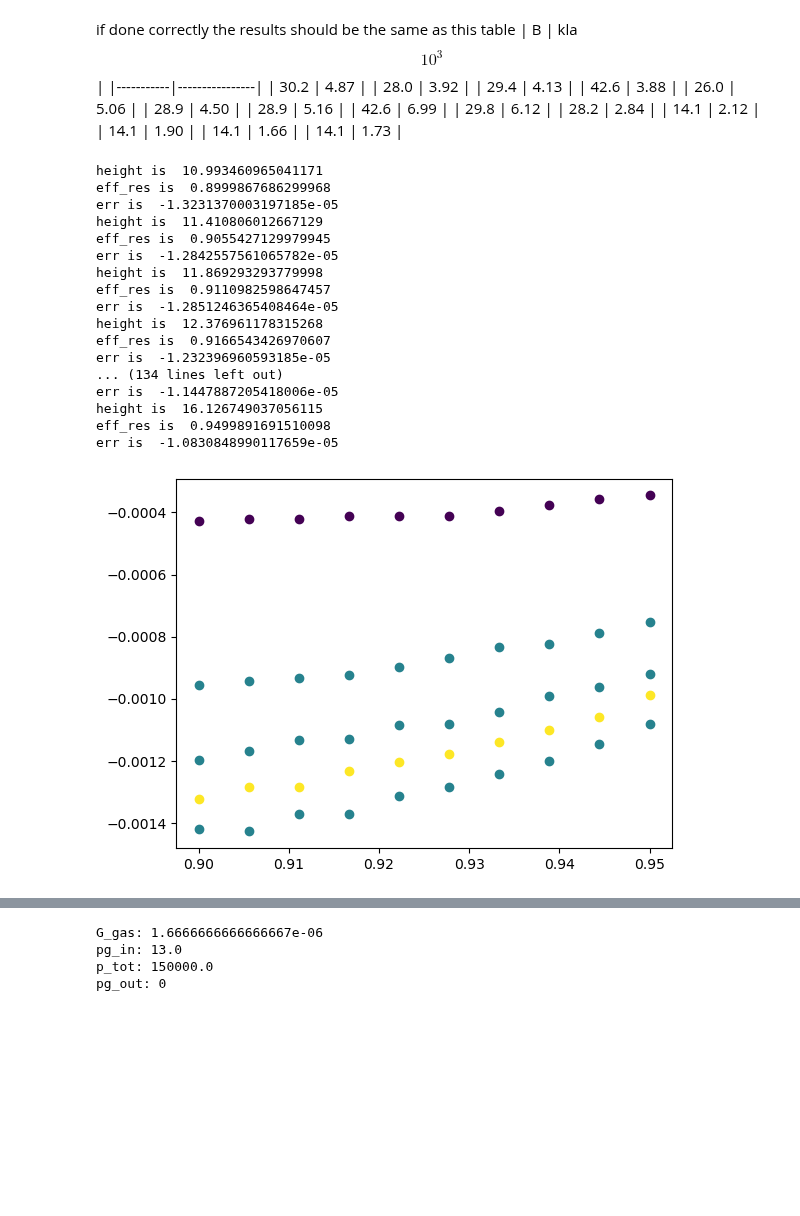
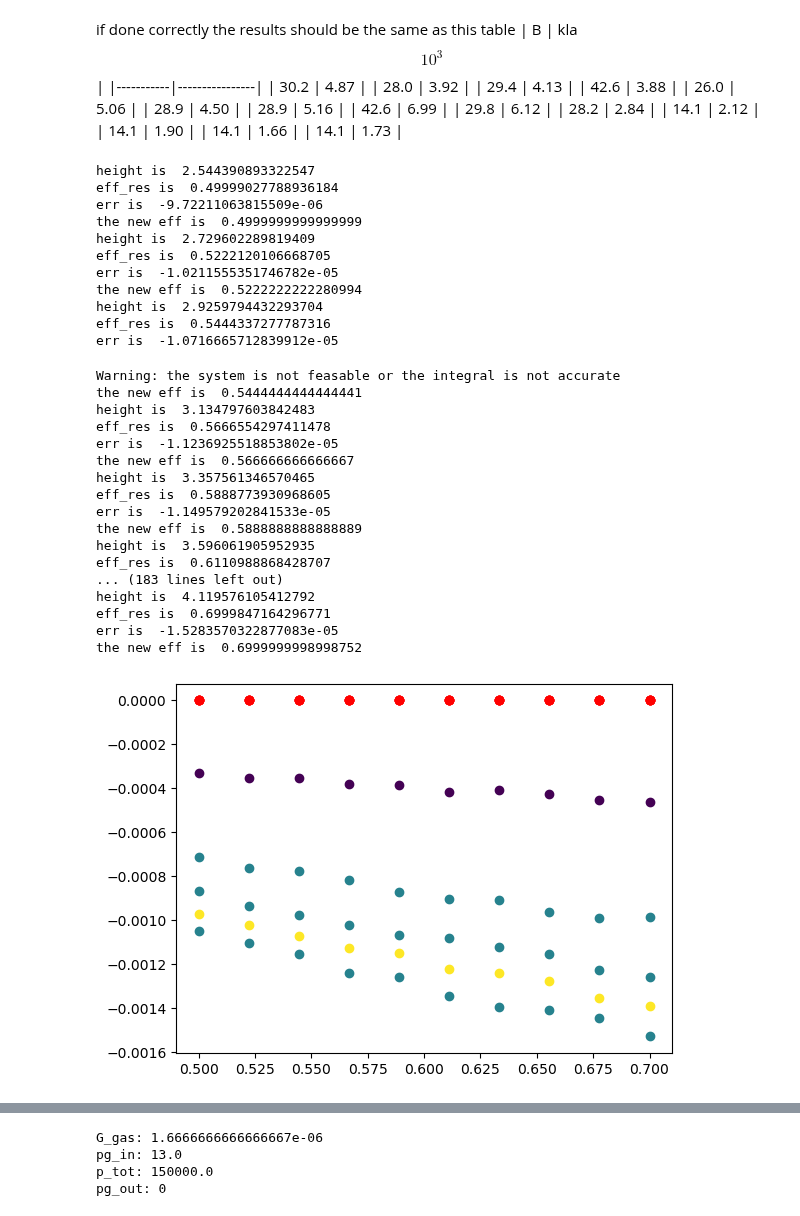
Before and after one commit to gabriele-ferrero/TRIOMA, a Jupyter notebook: Examples/GLC_tutorial.ipynb, the cells around one changed output, grey strips where cells are left out. Saved outputs shown, nothing was run; the diff lists cells and outputs as text; code cells hidden in the pictures; blank space fills up the shorter version.

```diff
--- a/Examples/GLC_tutorial.ipynb
+++ b/Examples/GLC_tutorial.ipynb
@@ -133,56 +133,72 @@ for i in range(len(Q_gas)):
     # print(a, b)
     B_vec.append(a)
     kl_vec.append(b)
-    eff_v=np.linspace(0.9,0.95,10)
+    eff_v=np.linspace(0.5,0.7,10)
     # eff_v=np.array([1-Melodie.c_out/Melodie.c_in])
     height_v=[]
     err_v=[]
     norm = plt.Normalize(min(Q_l/Q_gas), max(Q_l/Q_gas))
     for eff in eff_v:
         Melodie.c_out=Melodie.c_in*(1-eff)
         # Melodie.GLC_gas.update_attribute("p_out",Melodie.c_in**2/PbLi.Solubility**2)
         height=Melodie.get_z_from_eff()
         print("height is ",height)
         c_PbLi=56182
         height_v.append(height)
         flag_coms=1
         if isinstance(height,float) and flag_coms!=0:
             # model.parameter("H",height)
+            Melodie.H=height
             model.parameter("H",height)
             model.parameter("Ls",Q_l[i]*c_PbLi)
             model.parameter("Vs",Q_gas[i])
             model.parameter("R",R)
             model.parameter("c2_in",1E-10)
             model.parameter("Kl_a",Melodie.kla)
             model.parameter("c_in",c_in)
             # model.save()
             model.solve()
             eff_coms=model.evaluate("eff")
             eff_res=eff_coms
             err=eff_res-eff
             print("eff_res is ",eff_res)
             print("err is ",err)
             err_v.append(err)
             plt.scatter( eff,err*100, c=Q_l[i]/Q_gas[i], cmap='viridis', norm=norm)
+            Melodie.get_c_out()
+            print("the new eff is ",Melodie.eff)
+            err2=eff-Melodie.eff
+            plt.scatter(eff,err2,color='red')
 # %% [output]
-height is  10.993460965041171
-eff_res is  0.8999867686299968
-err is  -1.3231370003197185e-05
-height is  11.410806012667129
-eff_res is  0.9055427129979945
-err is  -1.2842557561065782e-05
-height is  11.869293293779998
-eff_res is  0.9110982598647457
-err is  -1.2851246365408464e-05
-height is  12.376961178315268
-eff_res is  0.9166543426970607
-err is  -1.232396960593185e-05
-... (134 lines left out)
-err is  -1.1447887205418006e-05
-height is  16.126749037056115
-eff_res is  0.9499891691510098
-err is  -1.0830848990117659e-05
+height is  2.544390893322547
+eff_res is  0.49999027788936184
+err is  -9.72211063815509e-06
+the new eff is  0.4999999999999999
+height is  2.729602289819409
+eff_res is  0.5222120106668705
+err is  -1.0211555351746782e-05
+the new eff is  0.5222222222280994
+height is  2.9259794432293704
+eff_res is  0.5444337277787316
+err is  -1.0716665712839912e-05
+Warning: the system is not feasable or the integral is not accurate
+the new eff is  0.5444444444444441
+height is  3.134797603842483
+eff_res is  0.5666554297411478
+err is  -1.1236925518853802e-05
+the new eff is  0.566666666666667
+height is  3.357561346570465
+eff_res is  0.5888773930968605
+err is  -1.149579202841533e-05
+the new eff is  0.5888888888888889
+height is  3.596061905952935
+eff_res is  0.6110988868428707
+... (183 lines left out)
+height is  4.119576105412792
+eff_res is  0.6999847164296771
+err is  -1.5283570322877083e-05
+the new eff is  0.6999999998998752
-[figure, old version]
+[figure, new version]
 # %%
 # reset notebook
 %reset -f
```
Also changed, not shown: parts of 1 cell of this notebook, 3 other files.
